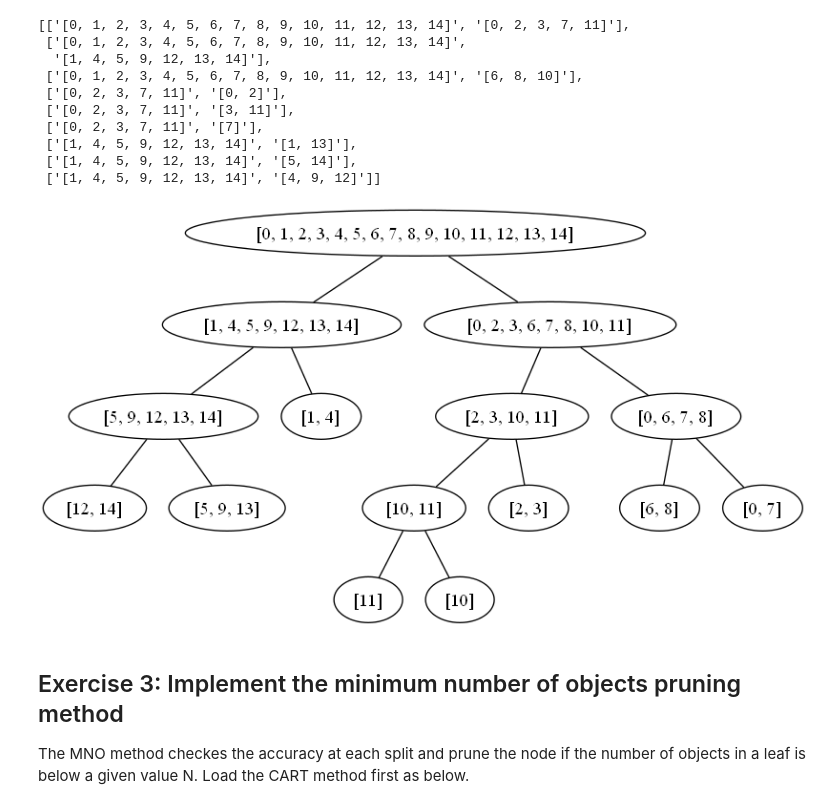
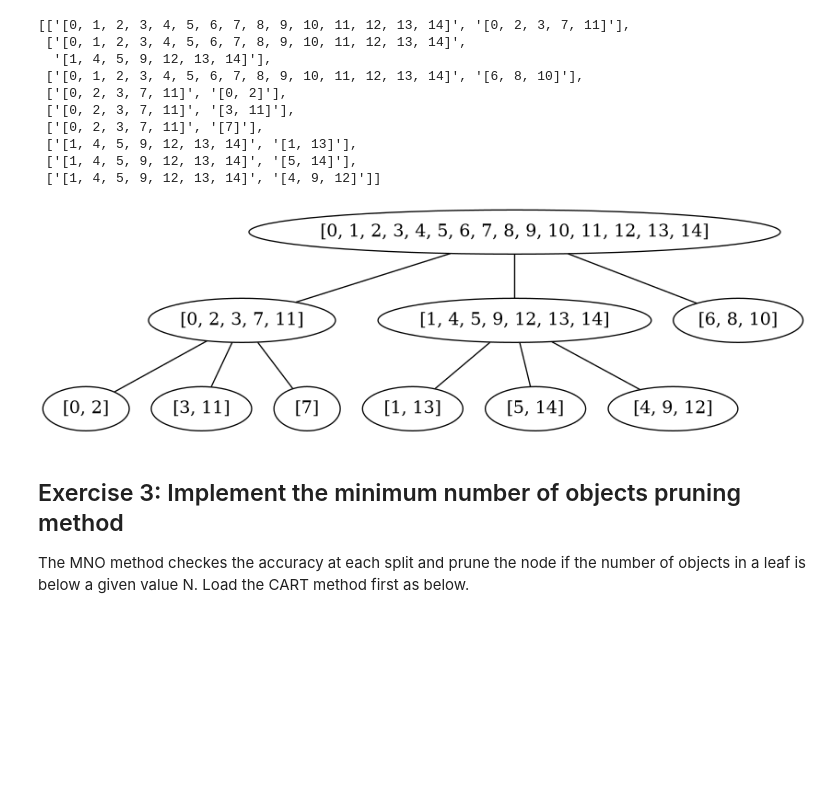
Before and after one commit to noxikoxi/machine-learning, a Jupyter notebook: exercise03/Decision_trees_Exercises.ipynb, the cells around one changed output. Drawn from its saved outputs; the diff is of its cells as text; code cells hidden in the pictures; blank space fills up the shorter version.

Commit message:
finished trees

```diff
--- a/exercise03/Decision_trees_Exercises.ipynb
+++ b/exercise03/Decision_trees_Exercises.ipynb
@@ -309,19 +316,19 @@ split_history_c45
 # %%
 def plot_tree(split_history):
     tree = pydot.Dot(graph_type='graph')
     for split in split_history:
         ###
         new_edge = pydot.Edge(split[0], split[1])
         tree.add_edge(new_edge)
         ###
     tree.write('c45_tree.png', format='png')
 
-plot_tree(split_history_cart)
+plot_tree(split_history_c45)
 
 from IPython.display import Image
 Image(filename='c45_tree.png')
 # %% [output]
-[figure, old version]
+[figure, new version]
 # %% [markdown]
 ## Exercise 3: Implement the minimum number of objects pruning method
 
```
Also changed, not shown: parts of 8 cells of this notebook, 8 other files.
